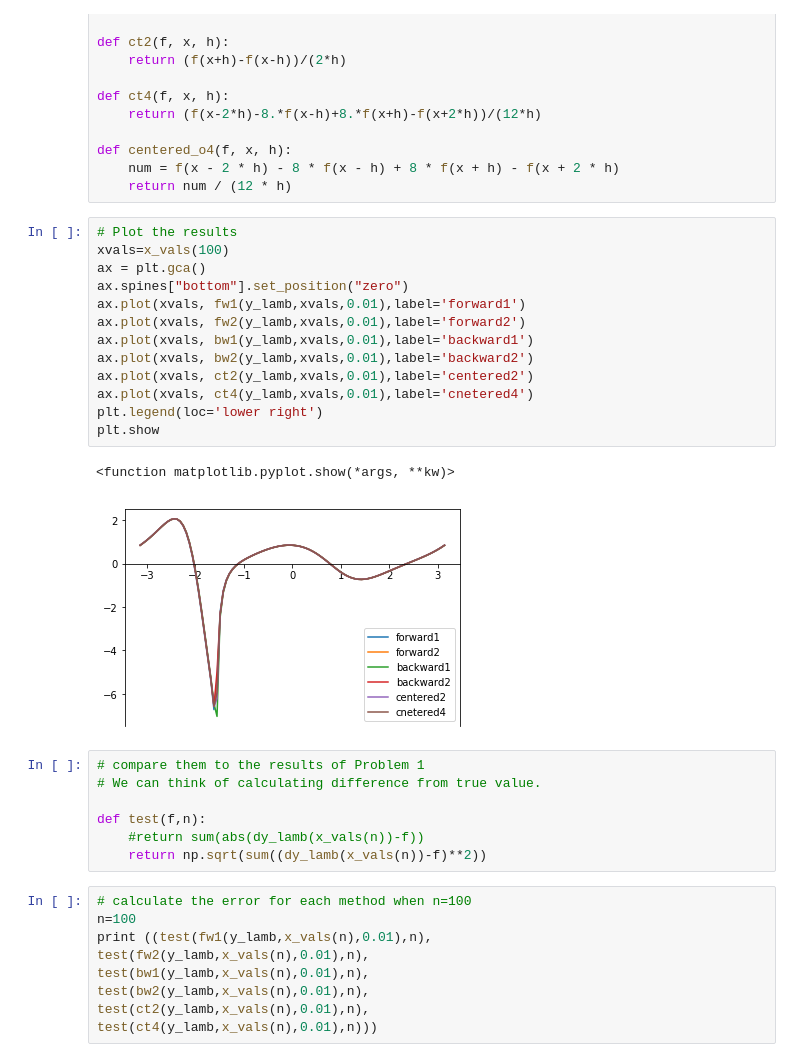
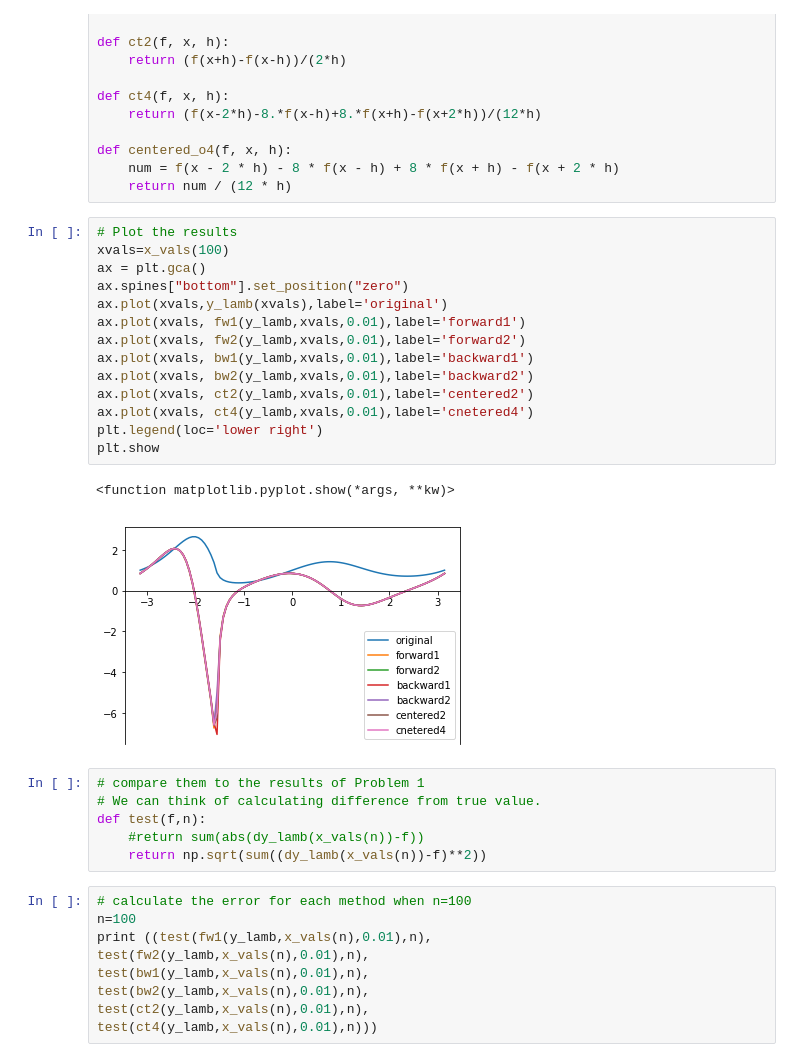
Before and after one commit to ericroh/persp-model-econ_W19, a Jupyter notebook: ProblemSets/PS2/HW2_Hyunwoo.ipynb, the cells around one changed output. Drawn from its saved outputs; the diff is of its cells as text.

```diff
--- a/ProblemSets/PS2/HW2_Hyunwoo.ipynb
+++ b/ProblemSets/PS2/HW2_Hyunwoo.ipynb
@@ -77,23 +78,23 @@ def centered_o4(f, x, h):
 # %%
 # Plot the results
 xvals=x_vals(100)
 ax = plt.gca()
 ax.spines["bottom"].set_position("zero")
+ax.plot(xvals,y_lamb(xvals),label='original')
 ax.plot(xvals, fw1(y_lamb,xvals,0.01),label='forward1')
 ax.plot(xvals, fw2(y_lamb,xvals,0.01),label='forward2')
 ax.plot(xvals, bw1(y_lamb,xvals,0.01),label='backward1')
 ax.plot(xvals, bw2(y_lamb,xvals,0.01),label='backward2')
 ax.plot(xvals, ct2(y_lamb,xvals,0.01),label='centered2')
 ax.plot(xvals, ct4(y_lamb,xvals,0.01),label='cnetered4')
 plt.legend(loc='lower right')
 plt.show
 # %% [output]
 <function matplotlib.pyplot.show(*args, **kw)>
-[figure, old version]
+[figure, new version]
 # %%
 # compare them to the results of Problem 1
 # We can think of calculating difference from true value.
-
 def test(f,n):
     #return sum(abs(dy_lamb(x_vals(n))-f))
     return np.sqrt(sum((dy_lamb(x_vals(n))-f)**2))
```
Also changed, not shown: parts of 7 cells of this notebook, 1 other file.
